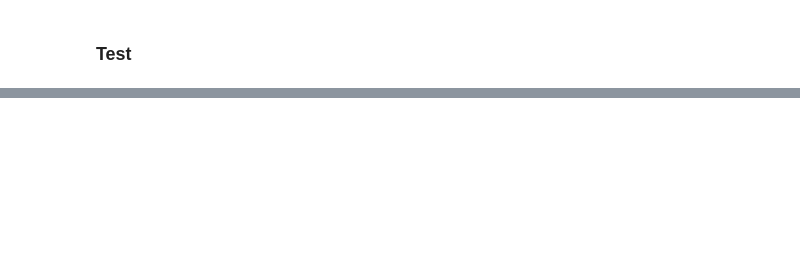
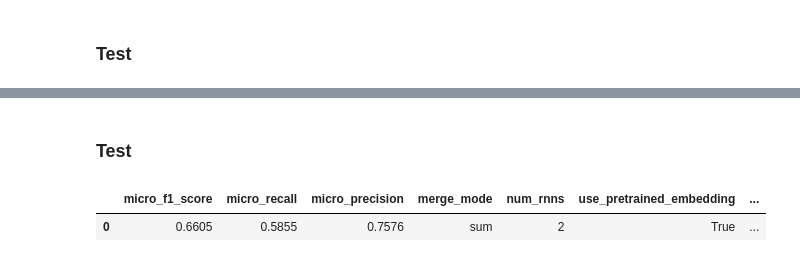
Before and after one commit to simonhughes22/PythonNlpResearch, a Jupyter notebook: notebooks/Mongo Queries/Query Causal Relation Results.ipynb, the cells around one changed output, grey strips where cells are left out. Drawn from its saved outputs; the diff is of its cells as text; code cells hidden in the pictures; blank space fills up the shorter version.

```diff
--- a/notebooks/Mongo Queries/Query Causal Relation Results.ipynb
+++ b/notebooks/Mongo Queries/Query Causal Relation Results.ipynb
@@ -237,0 +246,8 @@ round_data(df,4)
+# %% [markdown]
+### Test
+# %%
+df = get_df_sorted_by_f1score("CR_CB_STACKED_VD", params)
+round_data(df,4)
+# %% [output]
+|  | micro_f1_score | micro_recall | micro_precision | merge_mode | num_rnns | use_pretrained_embedding | ... |
+| 0 | 0.6605 | 0.5855 | 0.7576 | sum | 2 | True | ... |
```
Also changed, not shown: parts of 7 cells of this notebook, 3 other files.
